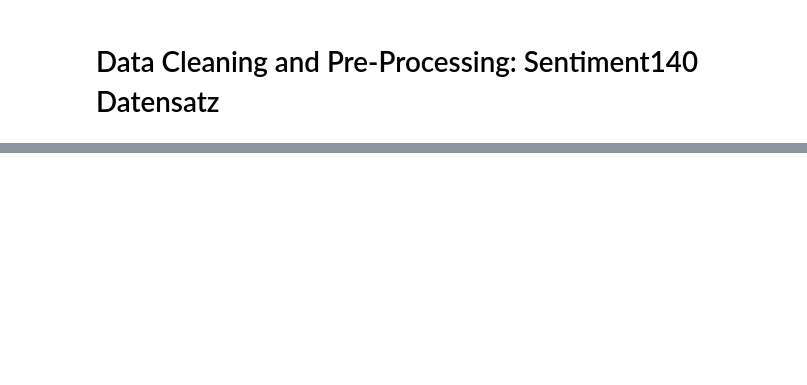
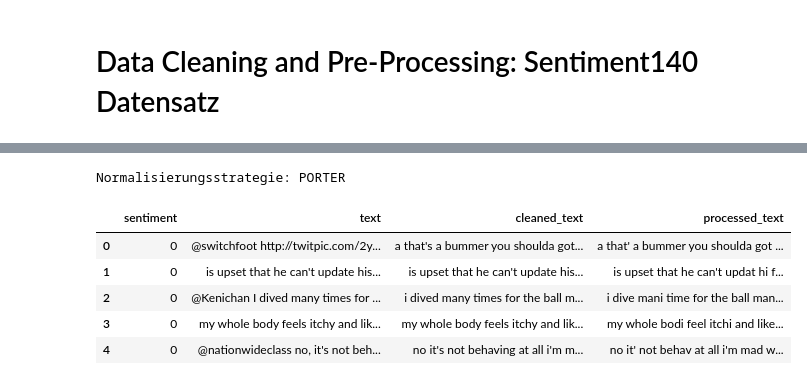
Before and after one commit to felLind/propra_webscience_ws24, a Jupyter notebook: propra_webscience_ws24/02-data-cleaning-and-preparation.ipynb, the cells around one changed output, grey strips where cells are left out. Cells and saved outputs as stored; diff of their text form; code cells hidden in the pictures; blank space fills up the shorter version.

```diff
--- a/propra_webscience_ws24/02-data-cleaning-and-preparation.ipynb
+++ b/propra_webscience_ws24/02-data-cleaning-and-preparation.ipynb
@@ -141,0 +157,11 @@ Wall time: 7min 16s
+# %%
+# PorterStemmer
+get_first_n_pre_processed_tweets(df_train_cleaned, preprocessing.TextNormalizationStrategy.PORTER)
+# %% [output]
+Normalisierungsstrategie: PORTER
+|  | sentiment | text | cleaned_text | processed_text |
+| 0 | 0 | @switchfoot http://twitpic.com/2y... | a that's a bummer you shoulda got... | a that' a bummer you shoulda got ... |
+| 1 | 0 | is upset that he can't update his... | is upset that he can't update his... | is upset that he can't updat hi f... |
+| 2 | 0 | @Kenichan I dived many times for ... | i dived many times for the ball m... | i dive mani time for the ball man... |
+| 3 | 0 | my whole body feels itchy and lik... | my whole body feels itchy and lik... | my whole bodi feel itchi and like... |
+| 4 | 0 | @nationwideclass no, it's not beh... | no it's not behaving at all i'm m... | no it' not behav at all i'm mad w... |
```
Also changed, not shown: parts of 30 cells of this notebook, 4 other files.
